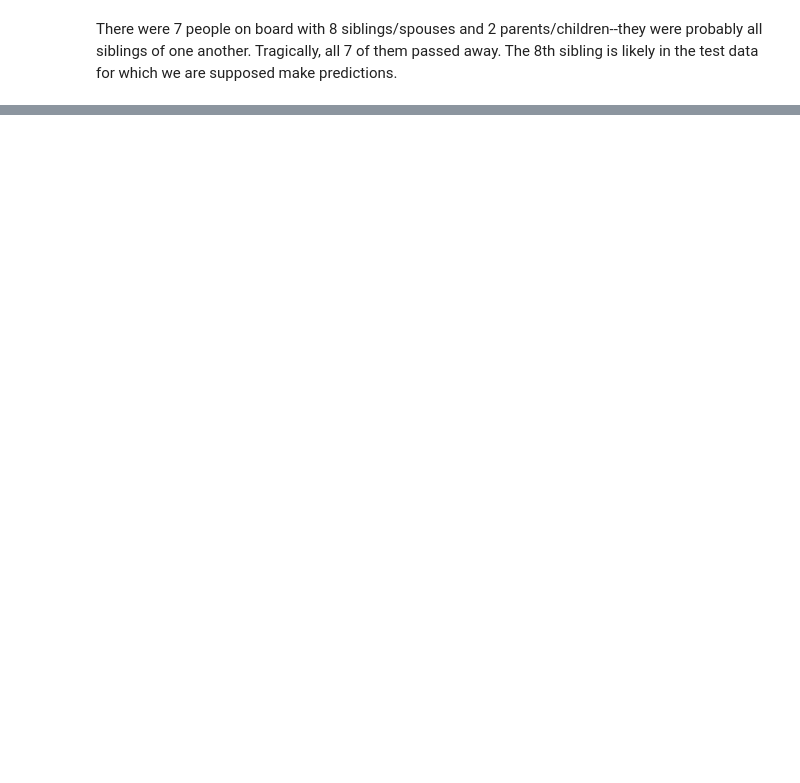
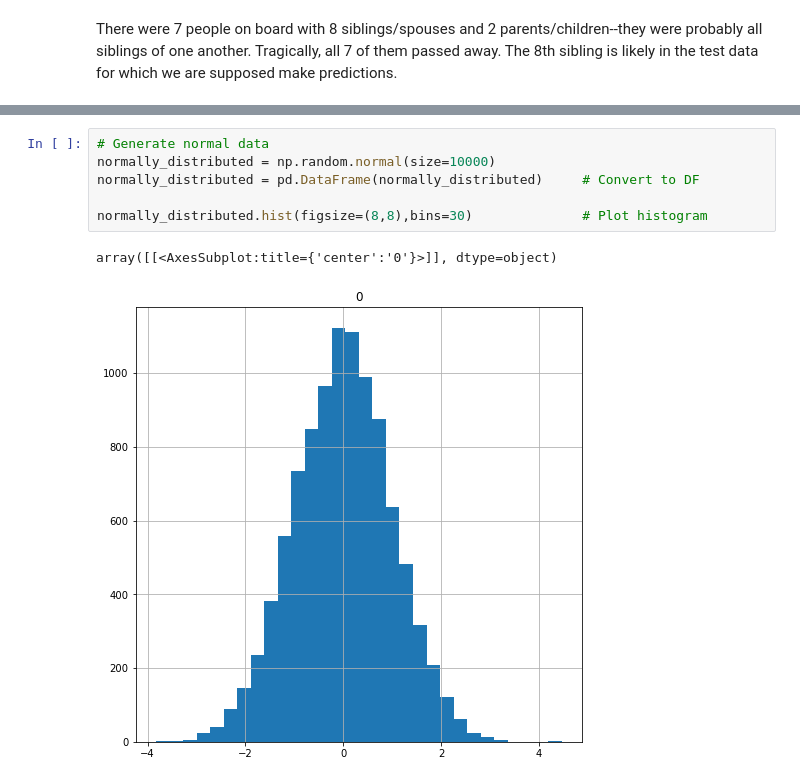
Before and after one commit to micaelasinger/PythonForDataAnalysis, a Jupyter notebook: Python for Data Analysis.ipynb, the cells around one changed output, grey strips where cells are left out. Cells and saved outputs as stored; diff of their text form; blank space fills up the shorter version.

Commit message:
Adding sessions 15, 16 and 17
Working with text data, numeric data and dates

```diff
--- a/Python for Data Analysis.ipynb
+++ b/Python for Data Analysis.ipynb
@@ -2201,0 +2436,9 @@ There were 7 people on board with 8 siblings/spouses and 2 parents/children--the
+# %%
+# Generate normal data
+normally_distributed = np.random.normal(size=10000)
+normally_distributed = pd.DataFrame(normally_distributed)     # Convert to DF
+
+normally_distributed.hist(figsize=(8,8),bins=30)              # Plot histogram
+# %% [output]
+array([[<AxesSubplot:title={'center':'0'}>]], dtype=object)
+[figure, added]
```
Also changed, not shown: parts of 52 cells of this notebook.
